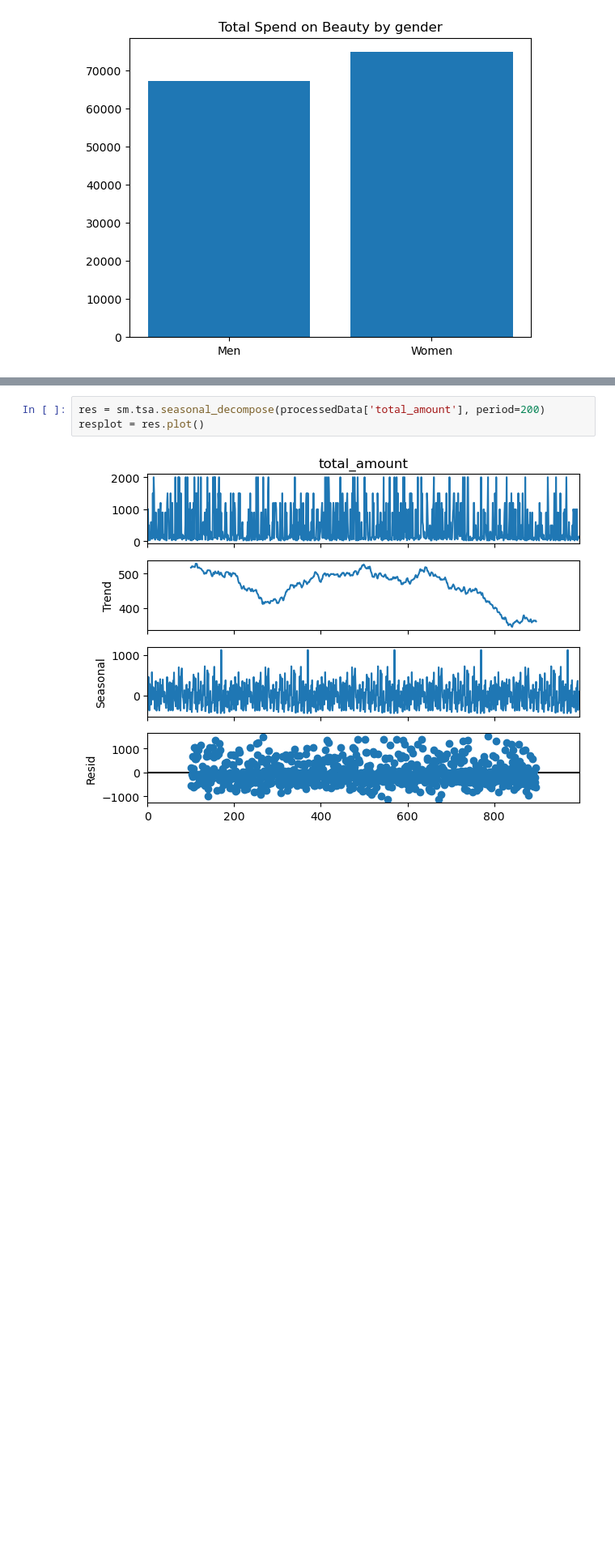
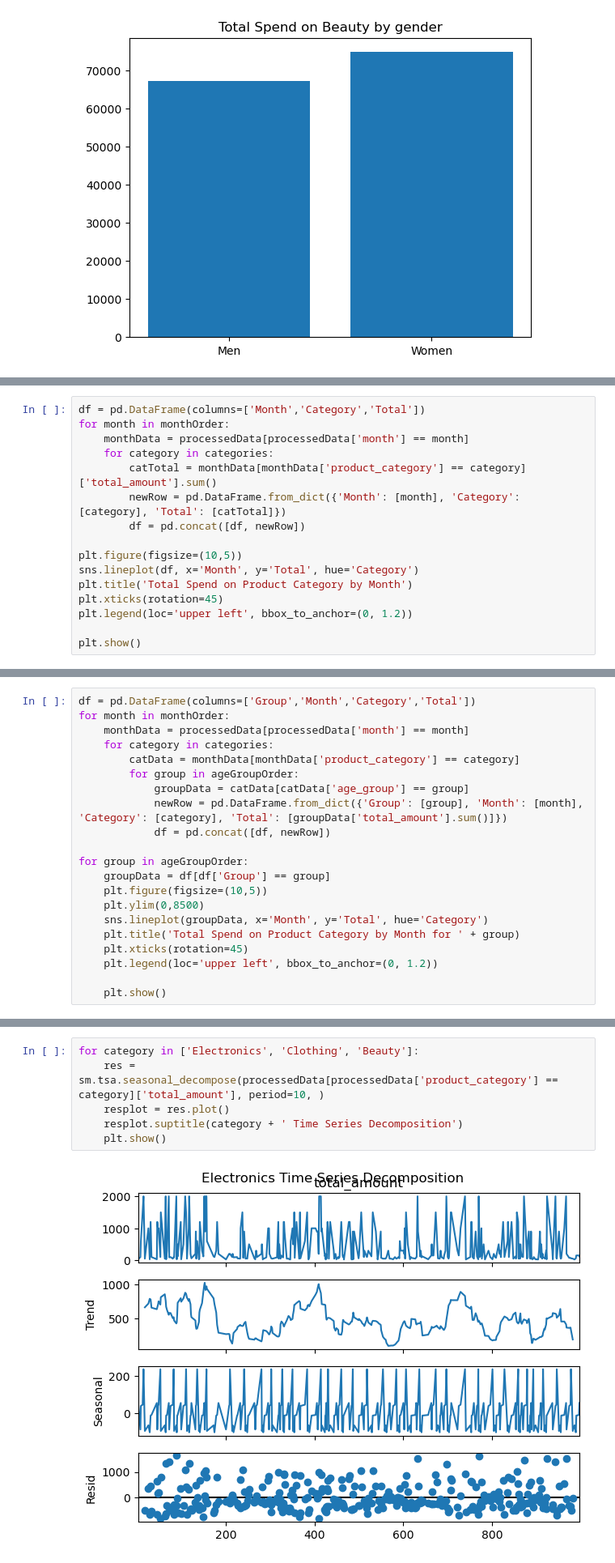
Before and after one commit to WatsonWBlair/cs667, a Jupyter notebook: Projects/EDA/data_visualization.ipynb, the cells around one changed output, grey strips where cells are left out. Shown at 81% size. Cells and saved outputs as stored; diff of their text form; blank space fills up the shorter version.

```diff
--- a/Projects/EDA/data_visualization.ipynb
+++ b/Projects/EDA/data_visualization.ipynb
@@ -162,0 +290,16 @@ plt.show()
+# %%
+df = pd.DataFrame(columns=['Month','Category','Total'])
+for month in monthOrder:
+    monthData = processedData[processedData['month'] == month]
+    for category in categories:
+        catTotal = monthData[monthData['product_category'] == category]['total_amount'].sum()
+        newRow = pd.DataFrame.from_dict({'Month': [month], 'Category': [category], 'Total': [catTotal]})
+        df = pd.concat([df, newRow])
+
+plt.figure(figsize=(10,5))
+sns.lineplot(df, x='Month', y='Total', hue='Category')
+plt.title('Total Spend on Product Category by Month')
+plt.xticks(rotation=45)
+plt.legend(loc='upper left', bbox_to_anchor=(0, 1.2))
+
+plt.show()
@@ -162,0 +308,21 @@ plt.show()
+# %%
+df = pd.DataFrame(columns=['Group','Month','Category','Total'])
+for month in monthOrder:
+    monthData = processedData[processedData['month'] == month]
+    for category in categories:
+        catData = monthData[monthData['product_category'] == category]
+        for group in ageGroupOrder:
+            groupData = catData[catData['age_group'] == group]
+            newRow = pd.DataFrame.from_dict({'Group': [group], 'Month': [month], 'Category': [category], 'Total': [groupData['total_amount'].sum()]})
+            df = pd.concat([df, newRow])
+
+for group in ageGroupOrder:
+    groupData = df[df['Group'] == group]
+    plt.figure(figsize=(10,5))
+    plt.ylim(0,8500)
+    sns.lineplot(groupData, x='Month', y='Total', hue='Category')
+    plt.title('Total Spend on Product Category by Month for ' + group)
+    plt.xticks(rotation=45)
+    plt.legend(loc='upper left', bbox_to_anchor=(0, 1.2))
+
+    plt.show()
@@ -163,5 +335,8 @@ plt.show()
 # %%
-res = sm.tsa.seasonal_decompose(processedData['total_amount'], period=200)
-resplot = res.plot()
+for category in ['Electronics', 'Clothing', 'Beauty']:
+    res = sm.tsa.seasonal_decompose(processedData[processedData['product_category'] == category]['total_amount'], period=10, )
+    resplot = res.plot()
+    resplot.suptitle(category + ' Time Series Decomposition')
+    plt.show()
 # %% [output]
-[figure, old version]
+[figure, new version]
```
Also changed, not shown: parts of 18 cells of this notebook, 20 other files.
